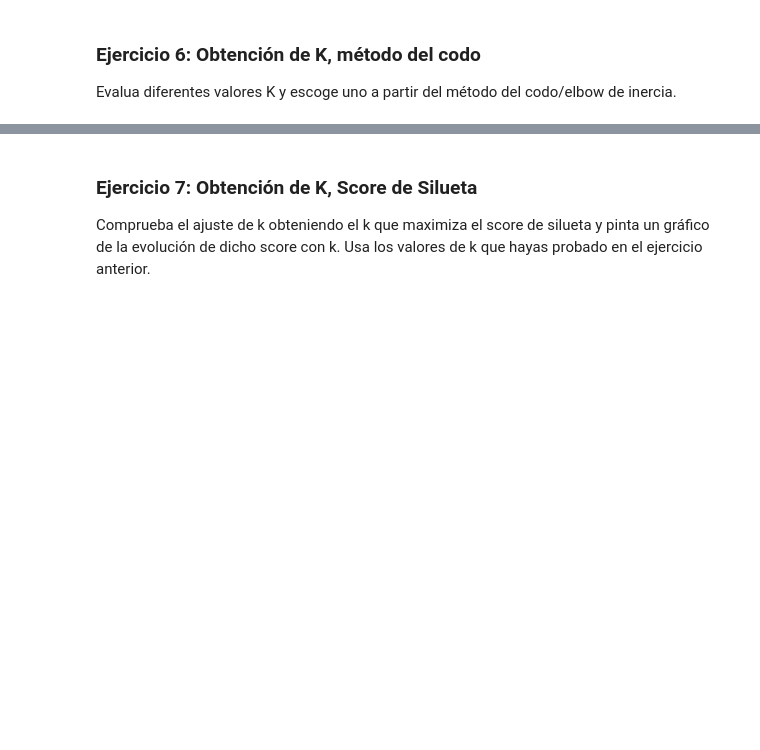
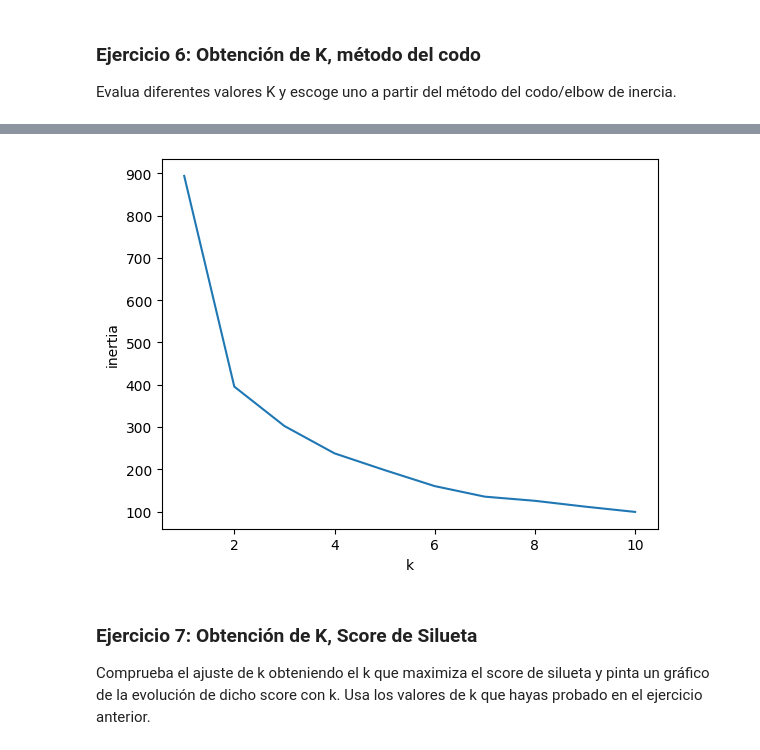
Before and after one commit to vrieraj/ONLINE_DS_THEBRIDGE_Ejercicios, a Jupyter notebook: 04_Machine_Learning/Sprint_13/Unidad_01/Ejercicios_Workout/13_Ejercicios_K-Means.ipynb, the cells around one changed output, grey strips where cells are left out. Drawn from its saved outputs; the diff is of its cells as text; code cells hidden in the pictures; blank space fills up the shorter version.

```diff
--- a/04_Machine_Learning/Sprint_13/Unidad_01/Ejercicios_Workout/13_Ejercicios_K-Means.ipynb
+++ b/04_Machine_Learning/Sprint_13/Unidad_01/Ejercicios_Workout/13_Ejercicios_K-Means.ipynb
@@ -72,3 +170,7 @@ Evalua diferentes valores K y escoge uno a partir del método del codo/elbow de
+# %%
+sns.lineplot(pd.DataFrame({'k':inertia.keys(), 'inertia':inertia.values()}), x='k', y='inertia');
+# %% [output]
+[figure, added]
 # %% [markdown]
 ### Ejercicio 7: Obtención de K, Score de Silueta
 
```
Also changed, not shown: parts of 12 cells of this notebook, 1 other file.
